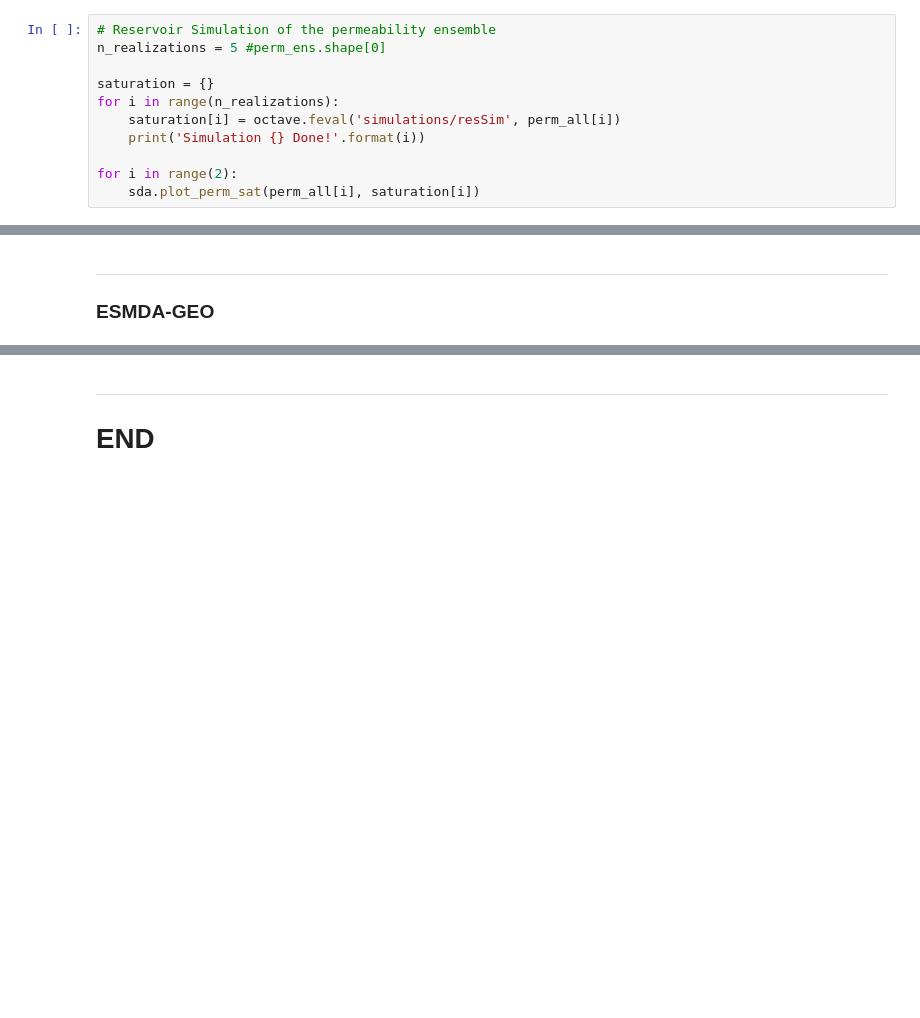
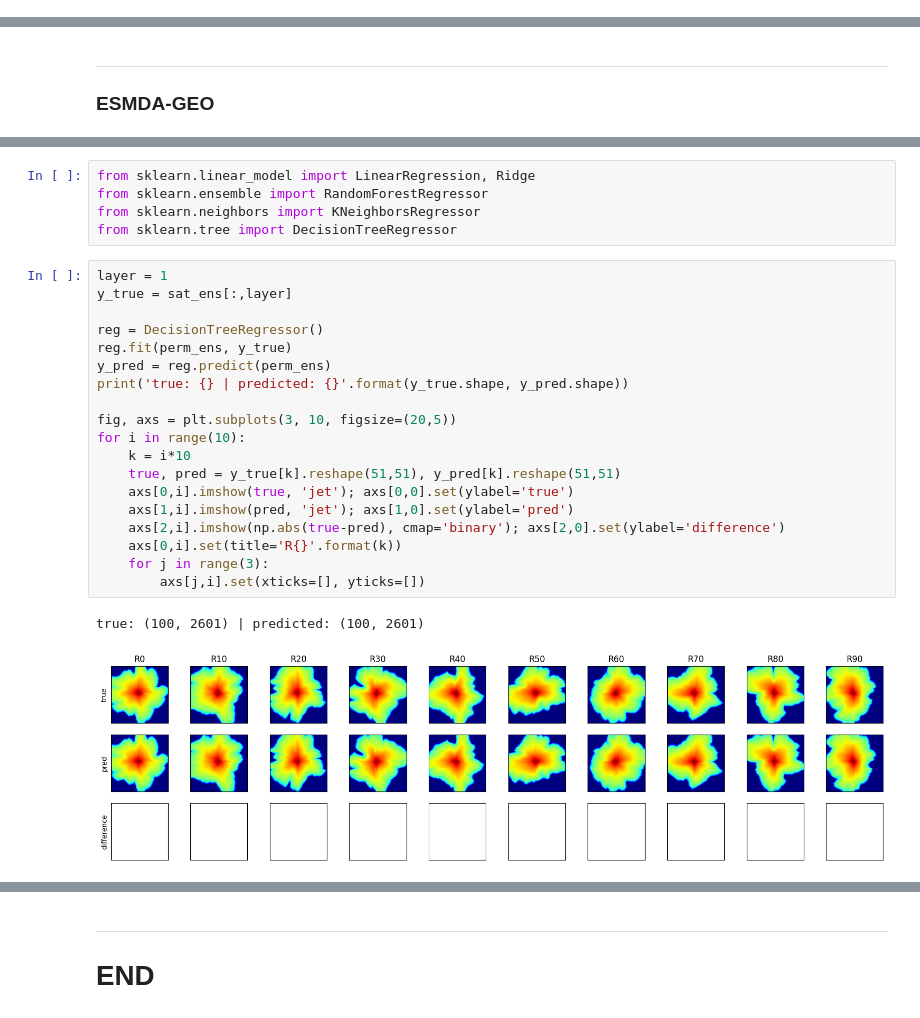
Before and after one commit to misaelmmorales/CO2-Spatial-Data-Assimilation, a Jupyter notebook: main.ipynb, the cells around one changed output, grey strips where cells are left out. Saved outputs shown, nothing was run; the diff lists cells and outputs as text; blank space fills up the shorter version.

```diff
--- a/main.ipynb
+++ b/main.ipynb
@@ -43,11 +31,0 @@ Perm All shape: (101, 2601)
-# %%
-# Reservoir Simulation of the permeability ensemble
-n_realizations = 5 #perm_ens.shape[0]
-
-saturation = {}
-for i in range(n_realizations):
-    saturation[i] = octave.feval('simulations/resSim', perm_all[i])
-    print('Simulation {} Done!'.format(i))
-
-for i in range(2):
-    sda.plot_perm_sat(perm_all[i], saturation[i])
@@ -140,2 +35,29 @@ plt.show()
+# %%
+from sklearn.linear_model import LinearRegression, Ridge
+from sklearn.ensemble import RandomForestRegressor
+from sklearn.neighbors import KNeighborsRegressor
+from sklearn.tree import DecisionTreeRegressor
+# %%
+layer = 1
+y_true = sat_ens[:,layer]
+
+reg = DecisionTreeRegressor()
+reg.fit(perm_ens, y_true)
+y_pred = reg.predict(perm_ens)
+print('true: {} | predicted: {}'.format(y_true.shape, y_pred.shape))
+
+fig, axs = plt.subplots(3, 10, figsize=(20,5))
+for i in range(10):
+    k = i*10
+    true, pred = y_true[k].reshape(51,51), y_pred[k].reshape(51,51)
+    axs[0,i].imshow(true, 'jet'); axs[0,0].set(ylabel='true')
+    axs[1,i].imshow(pred, 'jet'); axs[1,0].set(ylabel='pred')
+    axs[2,i].imshow(np.abs(true-pred), cmap='binary'); axs[2,0].set(ylabel='difference')
+    axs[0,i].set(title='R{}'.format(k))
+    for j in range(3):
+        axs[j,i].set(xticks=[], yticks=[])
+# %% [output]
+true: (100, 2601) | predicted: (100, 2601)
+[figure, added]
 # %%
 # Ensemble
```
Also changed, not shown: parts of 19 cells of this notebook, 2 other files.
